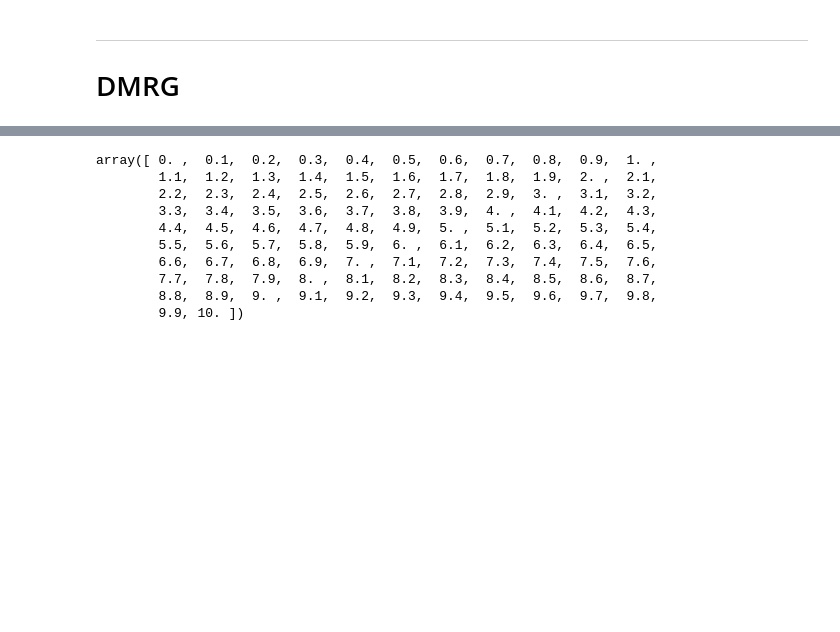
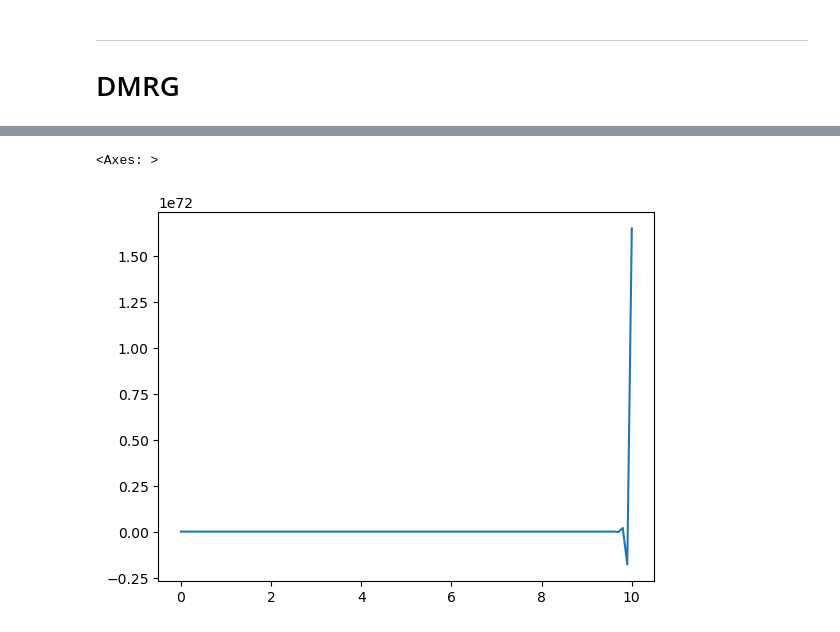
Before and after one commit to Mich-blz/T2, a Jupyter notebook: Tarea2.ipynb, the cells around one changed output, grey strips where cells are left out. Saved outputs shown, nothing was run; the diff lists cells and outputs as text; code cells hidden in the pictures; blank space fills up the shorter version.

```diff
--- a/Tarea2.ipynb
+++ b/Tarea2.ipynb
@@ -256,7 +256,7 @@ def numerov_solver(V, x0, xf, h):
 
     # Iterate over the spatial grid
     for i in range(1, len(x) - 1):
-        psi[i+1] = (2 * (1 - (5/12) * h**2 * V(x[i])) * psi[i] - (1 + (1/12) * h**2 * V(x[i-1])) * psi[i-1]) / (1 + (1/12) * h**2 * V(x[i+1]))
+        psi[i+1] = (psi[i] * (2 + (10/12) * h**2 * V(x[i])**2 ) - psi[i-1] * (1 - (1/12) * h**2 * V(x[i-1]))**2 ) / (1 - (1/12) * h**2 * V(x[i+1])**2 )
 
     return x, psi
 
@@ -268,16 +268,11 @@ om = 1  # Angular frequency
 V = lambda x: om*(x**4-2*x**2)  # Potential function
 
 x, psi = numerov_solver(V, x0, xf, h)
-# %%
-display(x)
-# %% [output]
-array([ 0. ,  0.1,  0.2,  0.3,  0.4,  0.5,  0.6,  0.7,  0.8,  0.9,  1. ,
-        1.1,  1.2,  1.3,  1.4,  1.5,  1.6,  1.7,  1.8,  1.9,  2. ,  2.1,
-        2.2,  2.3,  2.4,  2.5,  2.6,  2.7,  2.8,  2.9,  3. ,  3.1,  3.2,
-        3.3,  3.4,  3.5,  3.6,  3.7,  3.8,  3.9,  4. ,  4.1,  4.2,  4.3,
-        4.4,  4.5,  4.6,  4.7,  4.8,  4.9,  5. ,  5.1,  5.2,  5.3,  5.4,
-        5.5,  5.6,  5.7,  5.8,  5.9,  6. ,  6.1,  6.2,  6.3,  6.4,  6.5,
-        6.6,  6.7,  6.8,  6.9,  7. ,  7.1,  7.2,  7.3,  7.4,  7.5,  7.6,
-        7.7,  7.8,  7.9,  8. ,  8.1,  8.2,  8.3,  8.4,  8.5,  8.6,  8.7,
-        8.8,  8.9,  9. ,  9.1,  9.2,  9.3,  9.4,  9.5,  9.6,  9.7,  9.8,
-        9.9, 10. ])
+# %%
+sns.lineplot(
+    x = x,
+    y = psi
+)
+# %% [output]
+<Axes: >
+[figure, added]
```
Also changed, not shown: parts of 2 cells of this notebook.
